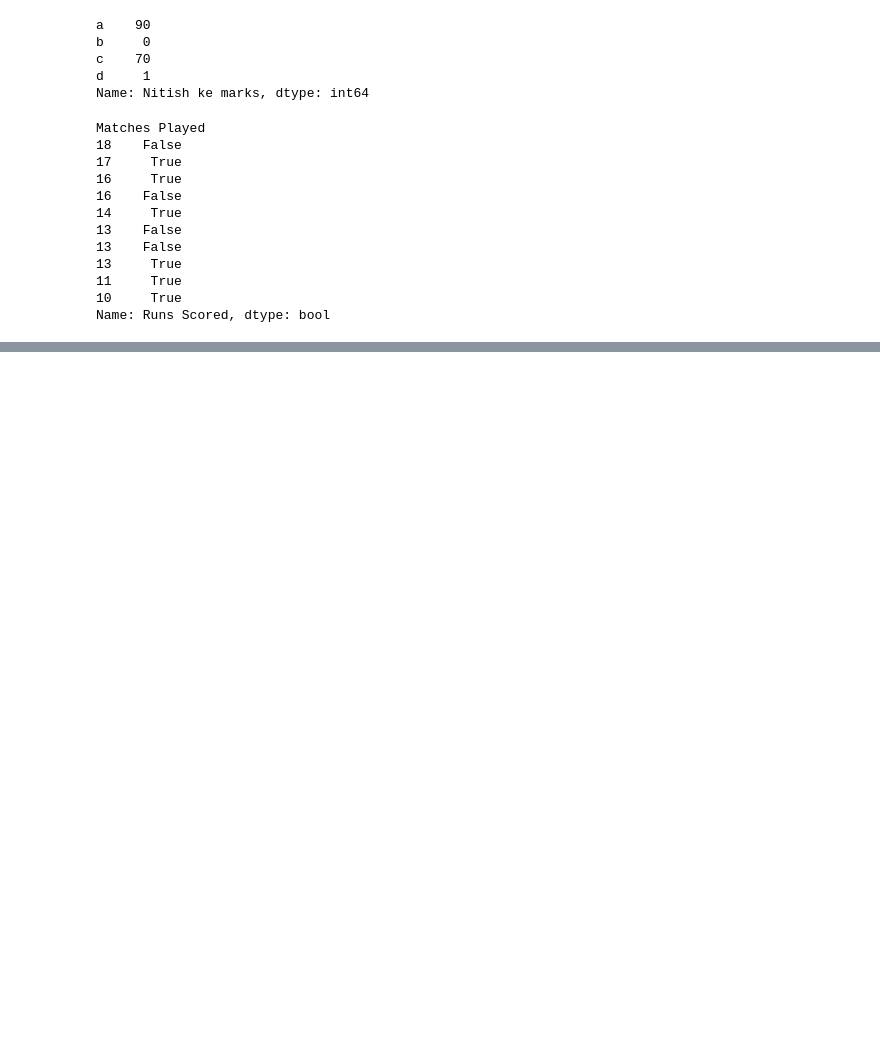
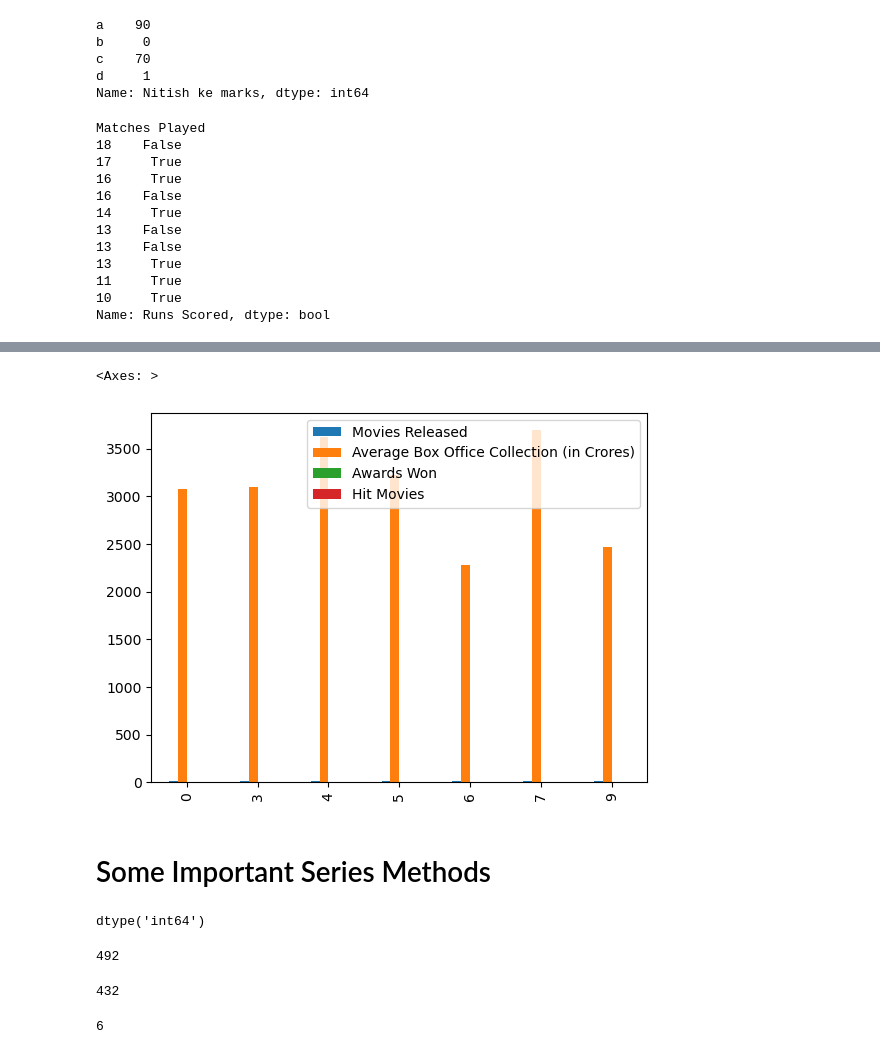
Before and after one commit to nitishrudra3510/DataScience, a Jupyter notebook: Libraries/Pandas/riviison_pandasss.ipynb, the cells around one changed output, grey strips where cells are left out. Drawn from its saved outputs; the diff is of its cells as text; code cells hidden in the pictures; blank space fills up the shorter version.

```diff
--- a/Libraries/Pandas/riviison_pandasss.ipynb
+++ b/Libraries/Pandas/riviison_pandasss.ipynb
@@ -734,0 +778,27 @@ Name: Runs Scored, dtype: bool
+# %%
+movies[movies['Movies Released']>10].plot(kind='bar')
+# %% [output]
+<Axes: >
+[figure, added]
+# %% [markdown]
+# Some Important Series Methods
+# %%
+# astype
+kohli.dtype
+# %% [output]
+dtype('int64')
+# %%
+import sys
+sys.getsizeof(kohli)
+# %% [output]
+492
+# %%
+sys.getsizeof(kohli.astype('int16'))
+# %% [output]
+432
+# %%
+# between
+
+kohli[kohli.between(500, 999)].size
+# %% [output]
+6
```
Also changed, not shown: parts of 22 cells of this notebook.
